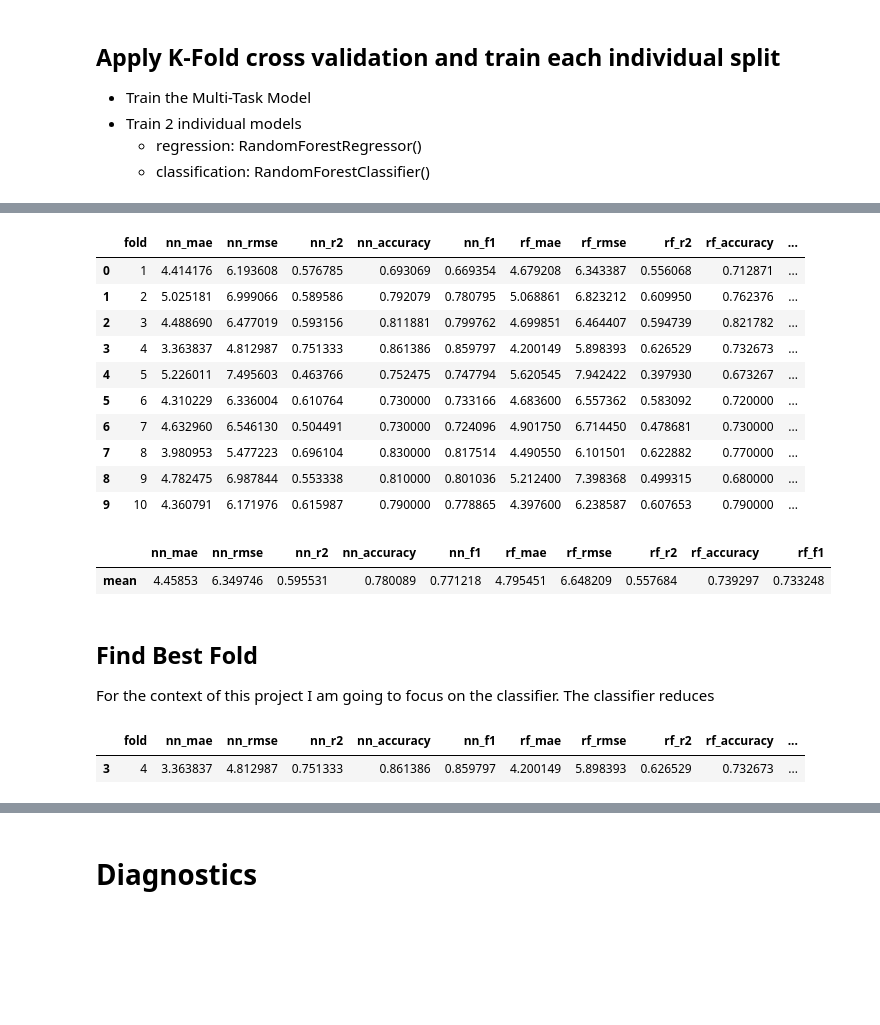
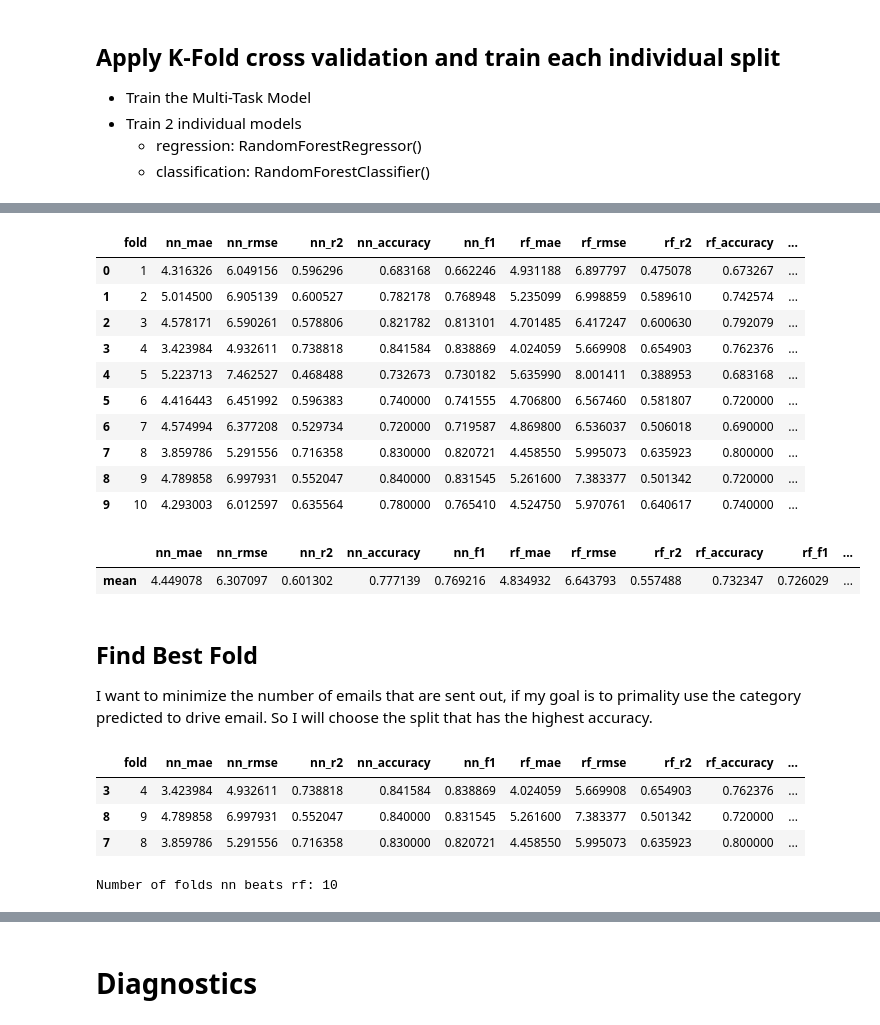
Before and after one commit to PRESTONKOU12/daen400_casestudies, a Jupyter notebook: 02_Basketball-Tickets-GSW/multi-task-model.ipynb, the cells around one changed output, grey strips where cells are left out. Drawn from its saved outputs; the diff is of its cells as text; code cells hidden in the pictures; blank space fills up the shorter version.

```diff
--- a/02_Basketball-Tickets-GSW/multi-task-model.ipynb
+++ b/02_Basketball-Tickets-GSW/multi-task-model.ipynb
@@ -316,9 +333,16 @@ y_clf = DATA[clf_label]
     - regression: RandomForestRegressor()
     - classification: RandomForestClassifier()
 # %%
-# --------- Training Parameters (CHANGE) --------
+# ----- Training Parameters (Safe to Change) ----
 num_splits = 10
-epochs = 50
+epochs = 50 #Number of training epochs for each fold.
+
+trunk_dims = (64,32)
+# Number of elements in the tuple coresponds to the number of layers in the trunk. (., ., .) --> 3 layers
+# The number in each position represents the number of nodes in that layer
+# Ex: (128, 64, 32) --> 3 Layers, each with 128, 64, and 32 nodes respectively.
+# NOTE: Too many layers or too many nodes may lead to overfitting.  Alternatively too few will lead to underfitting.
+
 # -----------------------------------------------
 # %%
 skf = StratifiedKFold(n_splits=num_splits, random_state=42, shuffle=True)
@@ -328,6 +352,7 @@ confusion_matricies = []
 resid_plots = []
 
 for fold, (train_idx, test_idx) in enumerate(skf.split(X, y_clf)):
+    print(f"======== Training Fold {fold} =========")
     X_test = X.iloc[test_idx]
     y_reg_test = y_reg.iloc[test_idx]
     y_clf_test = y_clf.iloc[test_idx]
@@ -376,7 +401,8 @@ for fold, (train_idx, test_idx) in enumerate(skf.split(X, y_clf)):
     model = MultiTaskNet(
         num_numeric=len(numeric_cols),
         cat_cardinalities=[train_fold[col].nunique() for col in categorical_cols],
-        n_classes=len(train_ds_fold.clf_encoder.classes_)
+        n_classes=len(train_ds_fold.clf_encoder.classes_),
+        trunk_dims=trunk_dims
     )
     loss_fn = UncertaintyWeightedLoss()
 
@@ -404,8 +430,8 @@ for fold, (train_idx, test_idx) in enumerate(skf.split(X, y_clf)):
         collect_predictions(model, fold_loader, fold_device)
     )
 
-    confusion_matricies.append(confusion_matrix(nn_clf_true, nn_clf_pred))
-    resid_plots.append((nn_reg_true, nn_reg_pred))
+    confusion_matricies.append(confusion_matrix(nn_clf_true, nn_clf_pred)) #Keep track of confution matrices for each split (the best fold will be displayed below)
+    resid_plots.append((nn_reg_true, nn_reg_pred)) #Same principle with the regression output.
 
 
     nn_scores = report_metrics(
@@ -434,6 +460,7 @@ for fold, (train_idx, test_idx) in enumerate(skf.split(X, y_clf)):
         rf_clf_pred, y_clf_test,
         label=f"Random Forest Fold {fold + 1}"
     )
+    # ------------------------------------------------
 
     fold_scores.append({
         'fold': fold + 1,
@@ -446,8 +473,11 @@ for fold, (train_idx, test_idx) in enumerate(skf.split(X, y_clf)):
         'rf_rmse': rf_scores['rmse'],
         'rf_r2': rf_scores['R2'],
         'rf_accuracy': rf_scores['acc'],
-        'rf_f1': rf_scores['f1']
+        'rf_f1': rf_scores['f1'],
+        'nn_acc_wins' : nn_scores['acc'] >= rf_scores['acc']
     })
+
+    print()
 
 cv_results_df = pd.DataFrame(fold_scores)
 display(cv_results_df)
@@ -473,22 +503,27 @@ Epoch  12 | reg_loss 4.939 clf_loss 0.634 | val log-MAE 5.081 val Acc 0.728
 |  | fold | nn_mae | nn_rmse | nn_r2 | nn_accuracy | nn_f1 | rf_mae | rf_rmse | rf_r2 | rf_accuracy | ... |
-| 0 | 1 | 4.414176 | 6.193608 | 0.576785 | 0.693069 | 0.669354 | 4.679208 | 6.343387 | 0.556068 | 0.712871 | ... |
-| 1 | 2 | 5.025181 | 6.999066 | 0.589586 | 0.792079 | 0.780795 | 5.068861 | 6.823212 | 0.609950 | 0.762376 | ... |
-| 2 | 3 | 4.488690 | 6.477019 | 0.593156 | 0.811881 | 0.799762 | 4.699851 | 6.464407 | 0.594739 | 0.821782 | ... |
-| 3 | 4 | 3.363837 | 4.812987 | 0.751333 | 0.861386 | 0.859797 | 4.200149 | 5.898393 | 0.626529 | 0.732673 | ... |
-| 4 | 5 | 5.226011 | 7.495603 | 0.463766 | 0.752475 | 0.747794 | 5.620545 | 7.942422 | 0.397930 | 0.673267 | ... |
-| 5 | 6 | 4.310229 | 6.336004 | 0.610764 | 0.730000 | 0.733166 | 4.683600 | 6.557362 | 0.583092 | 0.720000 | ... |
-| 6 | 7 | 4.632960 | 6.546130 | 0.504491 | 0.730000 | 0.724096 | 4.901750 | 6.714450 | 0.478681 | 0.730000 | ... |
-| 7 | 8 | 3.980953 | 5.477223 | 0.696104 | 0.830000 | 0.817514 | 4.490550 | 6.101501 | 0.622882 | 0.770000 | ... |
-| 8 | 9 | 4.782475 | 6.987844 | 0.553338 | 0.810000 | 0.801036 | 5.212400 | 7.398368 | 0.499315 | 0.680000 | ... |
-| 9 | 10 | 4.360791 | 6.171976 | 0.615987 | 0.790000 | 0.778865 | 4.397600 | 6.238587 | 0.607653 | 0.790000 | ... |
+| 0 | 1 | 4.316326 | 6.049156 | 0.596296 | 0.683168 | 0.662246 | 4.931188 | 6.897797 | 0.475078 | 0.673267 | ... |
+| 1 | 2 | 5.014500 | 6.905139 | 0.600527 | 0.782178 | 0.768948 | 5.235099 | 6.998859 | 0.589610 | 0.742574 | ... |
+| 2 | 3 | 4.578171 | 6.590261 | 0.578806 | 0.821782 | 0.813101 | 4.701485 | 6.417247 | 0.600630 | 0.792079 | ... |
+| 3 | 4 | 3.423984 | 4.932611 | 0.738818 | 0.841584 | 0.838869 | 4.024059 | 5.669908 | 0.654903 | 0.762376 | ... |
+| 4 | 5 | 5.223713 | 7.462527 | 0.468488 | 0.732673 | 0.730182 | 5.635990 | 8.001411 | 0.388953 | 0.683168 | ... |
+| 5 | 6 | 4.416443 | 6.451992 | 0.596383 | 0.740000 | 0.741555 | 4.706800 | 6.567460 | 0.581807 | 0.720000 | ... |
+| 6 | 7 | 4.574994 | 6.377208 | 0.529734 | 0.720000 | 0.719587 | 4.869800 | 6.536037 | 0.506018 | 0.690000 | ... |
+| 7 | 8 | 3.859786 | 5.291556 | 0.716358 | 0.830000 | 0.820721 | 4.458550 | 5.995073 | 0.635923 | 0.800000 | ... |
+| 8 | 9 | 4.789858 | 6.997931 | 0.552047 | 0.840000 | 0.831545 | 5.261600 | 7.383377 | 0.501342 | 0.720000 | ... |
+| 9 | 10 | 4.293003 | 6.012597 | 0.635564 | 0.780000 | 0.765410 | 4.524750 | 5.970761 | 0.640617 | 0.740000 | ... |
-|  | nn_mae | nn_rmse | nn_r2 | nn_accuracy | nn_f1 | rf_mae | rf_rmse | rf_r2 | rf_accuracy | rf_f1 |
-| mean | 4.45853 | 6.349746 | 0.595531 | 0.780089 | 0.771218 | 4.795451 | 6.648209 | 0.557684 | 0.739297 | 0.733248 |
+|  | nn_mae | nn_rmse | nn_r2 | nn_accuracy | nn_f1 | rf_mae | rf_rmse | rf_r2 | rf_accuracy | rf_f1 | ... |
+| mean | 4.449078 | 6.307097 | 0.601302 | 0.777139 | 0.769216 | 4.834932 | 6.643793 | 0.557488 | 0.732347 | 0.726029 | ... |
 # %% [markdown]
 ## Find Best Fold
-For the context of this project I am going to focus on the classifier.  The classifier reduces
+I want to minimize the number of emails that are sent out, if my goal is to primality use the category predicted to drive email.  So I will choose the split that has the highest accuracy.
 # %%
-best_fold = cv_results_df[cv_results_df['nn_accuracy'] == cv_results_df['nn_accuracy'].max()]
-display(best_fold)
+#best_fold = cv_results_df[cv_results_df['nn_accuracy'] == cv_results_df['nn_accuracy'].max()]
+best_folds = cv_results_df.sort_values(by='nn_accuracy', ascending=False)
+display(best_folds.iloc[:3])
+print(f"Number of folds nn beats rf in acc: {int(cv_results_df[cv_results_df['nn_acc_wins'] == True]['nn_acc_wins'].count())}")
 # %% [output]
 |  | fold | nn_mae | nn_rmse | nn_r2 | nn_accuracy | nn_f1 | rf_mae | rf_rmse | rf_r2 | rf_accuracy | ... |
-| 3 | 4 | 3.363837 | 4.812987 | 0.751333 | 0.861386 | 0.859797 | 4.200149 | 5.898393 | 0.626529 | 0.732673 | ... |
+| 3 | 4 | 3.423984 | 4.932611 | 0.738818 | 0.841584 | 0.838869 | 4.024059 | 5.669908 | 0.654903 | 0.762376 | ... |
+| 8 | 9 | 4.789858 | 6.997931 | 0.552047 | 0.840000 | 0.831545 | 5.261600 | 7.383377 | 0.501342 | 0.720000 | ... |
+| 7 | 8 | 3.859786 | 5.291556 | 0.716358 | 0.830000 | 0.820721 | 4.458550 | 5.995073 | 0.635923 | 0.800000 | ... |
+Number of folds nn beats rf: 10
```
Also changed, not shown: parts of 9 cells of this notebook, 3 other files.
